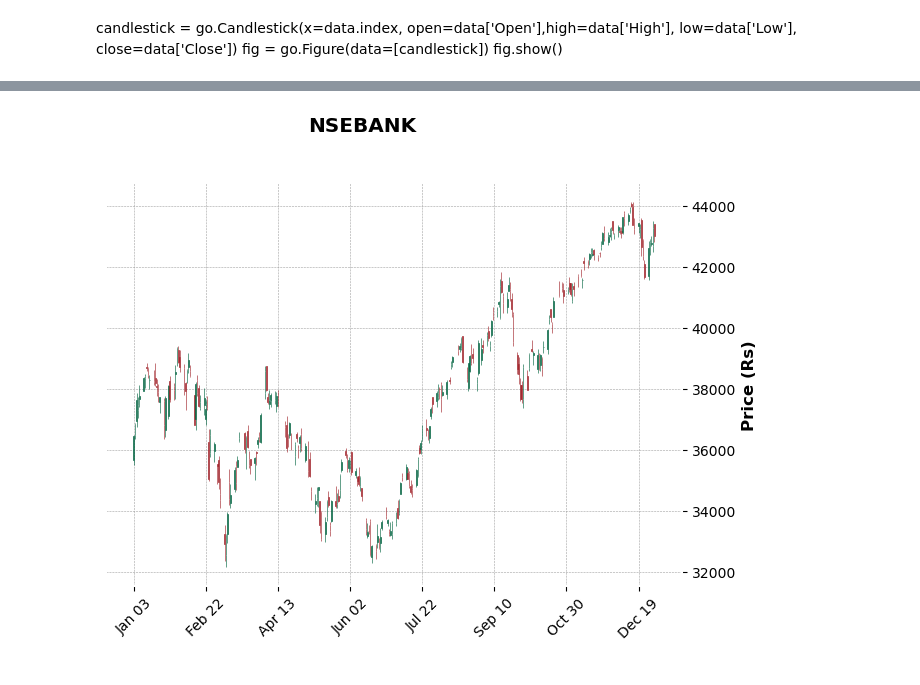
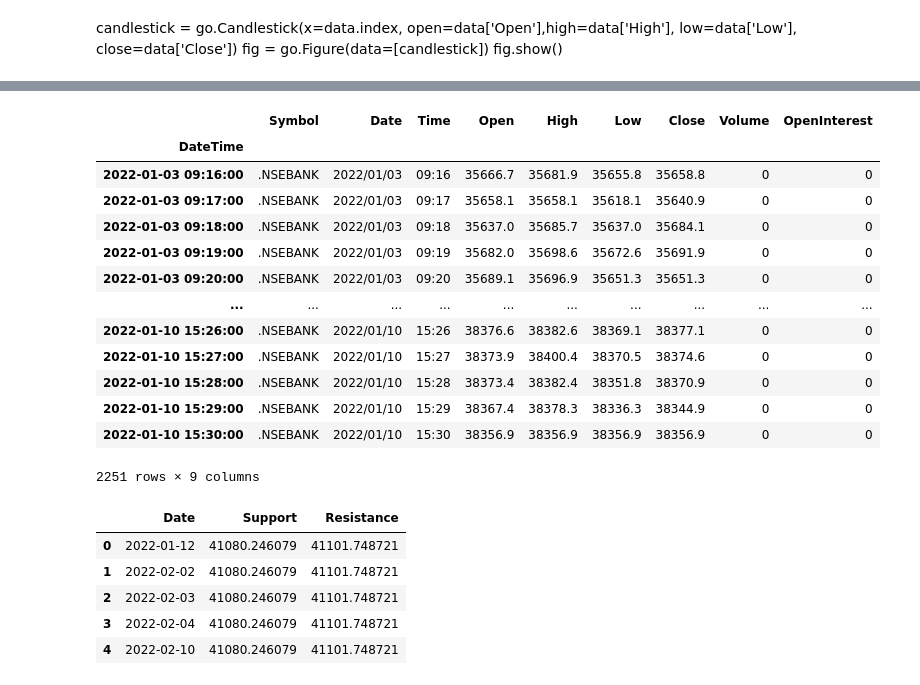
Before and after one commit to hjskhan/Stock_Price_ATR_Prediction, a Jupyter notebook: stock_atr_prediction.ipynb, the cells around one changed output, grey strips where cells are left out. Drawn from its saved outputs; the diff is of its cells as text; code cells hidden in the pictures.

```diff
--- a/stock_atr_prediction.ipynb
+++ b/stock_atr_prediction.ipynb
@@ -40,13 +37,60 @@ mpf.plot(data.iloc[:50,:], type='candle',style = 'charles',title='NSEBANK',ylabe
-# %%
-data_resampled = data.resample("D").agg({
-    "Open": "first",
-    "High": "max",
-    "Low": "min",
-    "Close": "last",
-    "Volume": "sum",
-    "OpenInterest": "last"
-})
-# Plot using line chart to avoid warning
-mpf.plot(data_resampled, type='candle', style='charles', title='NSEBANK', ylabel='Price (Rs)')
-# %% [output]
-[figure, removed]
+# %%
+data.loc["2022/01/03":"2022/01/10"]
+# %% [output]
+|  | Symbol | Date | Time | Open | High | Low | Close | Volume | OpenInterest |
+| DateTime |  |  |  |  |  |  |  |  |  |
+| 2022-01-03 09:16:00 | .NSEBANK | 2022/01/03 | 09:16 | 35666.7 | 35681.9 | 35655.8 | 35658.8 | 0 | 0 |
+| 2022-01-03 09:17:00 | .NSEBANK | 2022/01/03 | 09:17 | 35658.1 | 35658.1 | 35618.1 | 35640.9 | 0 | 0 |
+| 2022-01-03 09:18:00 | .NSEBANK | 2022/01/03 | 09:18 | 35637.0 | 35685.7 | 35637.0 | 35684.1 | 0 | 0 |
+| 2022-01-03 09:19:00 | .NSEBANK | 2022/01/03 | 09:19 | 35682.0 | 35698.6 | 35672.6 | 35691.9 | 0 | 0 |
+| 2022-01-03 09:20:00 | .NSEBANK | 2022/01/03 | 09:20 | 35689.1 | 35696.9 | 35651.3 | 35651.3 | 0 | 0 |
+| ... | ... | ... | ... | ... | ... | ... | ... | ... | ... |
+| 2022-01-10 15:26:00 | .NSEBANK | 2022/01/10 | 15:26 | 38376.6 | 38382.6 | 38369.1 | 38377.1 | 0 | 0 |
+| 2022-01-10 15:27:00 | .NSEBANK | 2022/01/10 | 15:27 | 38373.9 | 38400.4 | 38370.5 | 38374.6 | 0 | 0 |
+| 2022-01-10 15:28:00 | .NSEBANK | 2022/01/10 | 15:28 | 38373.4 | 38382.4 | 38351.8 | 38370.9 | 0 | 0 |
+| 2022-01-10 15:29:00 | .NSEBANK | 2022/01/10 | 15:29 | 38367.4 | 38378.3 | 38336.3 | 38344.9 | 0 | 0 |
+| 2022-01-10 15:30:00 | .NSEBANK | 2022/01/10 | 15:30 | 38356.9 | 38356.9 | 38356.9 | 38356.9 | 0 | 0 |
+2251 rows × 9 columns
+# %%
+import pandas as pd
+from sklearn.cluster import KMeans
+
+# Assuming your data is loaded into a variable called 'data'
+
+# Step 1: Data Preprocessing
+data['Date'] = pd.to_datetime(data['Date'])
+daily_avg_prices = data.groupby('Date')[['High', 'Low']].mean()
+
+# Step 2: Feature Selection
+features = daily_avg_prices[['High', 'Low']]
+
+# Step 3: Choosing K
+chosen_k = 2
+
+# Step 4: Applying K-means
+kmeans = KMeans(n_clusters=chosen_k).fit(features)
+daily_avg_prices['Cluster'] = kmeans.labels_
+
+# Step 5: Identify Clusters
+support_resistance_levels = daily_avg_prices.groupby('Cluster')[['High', 'Low']].mean()
+
+# Step 6: Generating DataFrame
+support_resistance_dfs = []
+
+for cluster_label in support_resistance_levels.index:
+    support_resistance_dfs.append(pd.DataFrame({
+        'Date': daily_avg_prices[daily_avg_prices['Cluster'] == cluster_label].index,
+        'Support': support_resistance_levels.loc[cluster_label, 'Low'],
+        'Resistance': support_resistance_levels.loc[cluster_label, 'High']
+    }))
+
+support_resistance_df = pd.concat(support_resistance_dfs, ignore_index=True)
+
+support_resistance_df.head()
+# %% [output]
+|  | Date | Support | Resistance |
+| 0 | 2022-01-12 | 41080.246079 | 41101.748721 |
+| 1 | 2022-02-02 | 41080.246079 | 41101.748721 |
+| 2 | 2022-02-03 | 41080.246079 | 41101.748721 |
+| 3 | 2022-02-04 | 41080.246079 | 41101.748721 |
+| 4 | 2022-02-10 | 41080.246079 | 41101.748721 |
```
Also changed, not shown: parts of 4 cells of this notebook, 12 other files.
